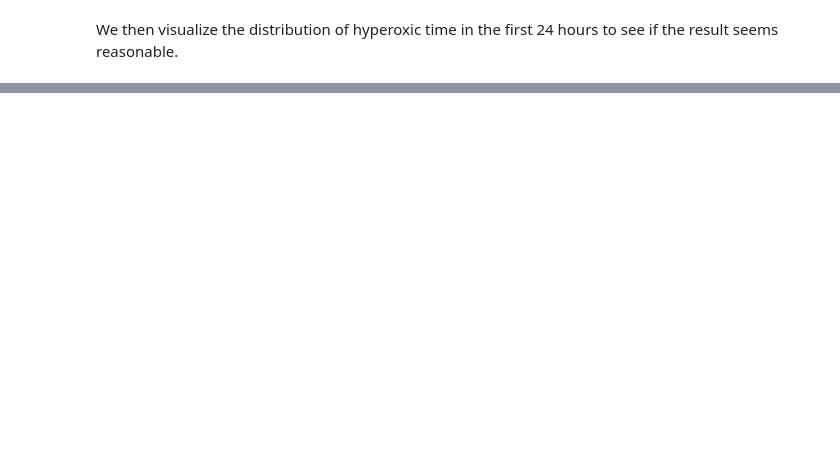
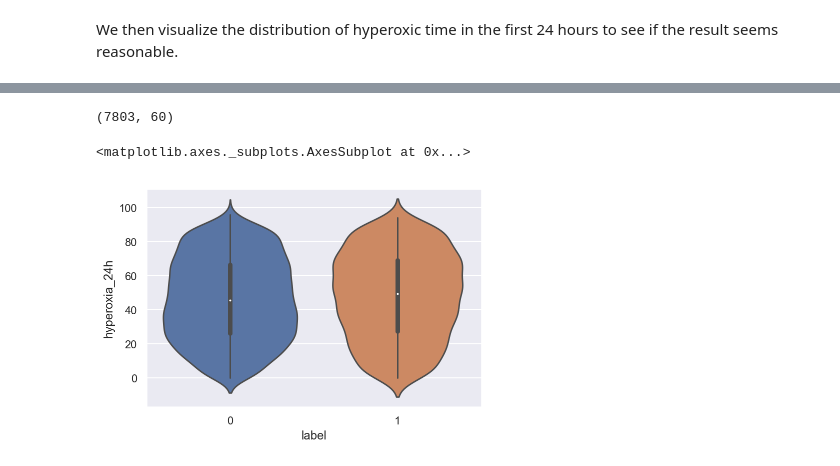
Before and after one commit to cosgriffc/hyperoxia-brazil, a Jupyter notebook: hyperoxia-orgdys.ipynb, the cells around one changed output, grey strips where cells are left out. Cells and saved outputs as stored; diff of their text form; code cells hidden in the pictures; blank space fills up the shorter version.

```diff
--- a/hyperoxia-orgdys.ipynb
+++ b/hyperoxia-orgdys.ipynb
@@ -274,0 +284,4 @@ hyperoxia_24h.hyperoxia_24h.hist()
+# %%
+cohort_df = cohort_df.merge(right=hyperoxia_24h, how='left', on='icustay_id')
+print(cohort_df.shape)
+display(cohort_df.head())
@@ -276,0 +318,20 @@ This looks how we would expect. The next steps are joining this feature to the b
+# %%
+delta_sofa = cohort_df.sofa_day2 - cohort_df.sofa_day1
+cohort_df = cohort_df.assign(delta_sofa=delta_sofa)
+eda_df = cohort_df.loc[~pd.isna(cohort_df.delta_sofa), :].copy()
+eda_df.gender = (eda_df.gender == 'M').astype(int)
+eda_df = eda_df.loc[cohort_df.admission_age >= 16, :]
+eda_df.loc[eda_df.admission_age > 90, 'age'] = 91.3
+eda_df = eda_df.loc[eda_df.los >= 0.167, :] # redundant because we require SOFA day 2
+eda_df = eda_df.loc[eda_df.chronic_pulmonary == 0, :]
+eda_df = eda_df.loc[eda_df.ventduration > 0, :]
+label = (eda_df.delta_sofa > 0).astype(int)
+eda_df = eda_df.assign(label=label)
+print(eda_df.shape)
+# %% [output]
+(7803, 60)
+# %%
+sns.violinplot(x='label', y='hyperoxia_24h', data=eda_df)
+# %% [output]
+<matplotlib.axes._subplots.AxesSubplot at 0x...>
+[figure, added]
```
Also changed, not shown: parts of 18 cells of this notebook.
